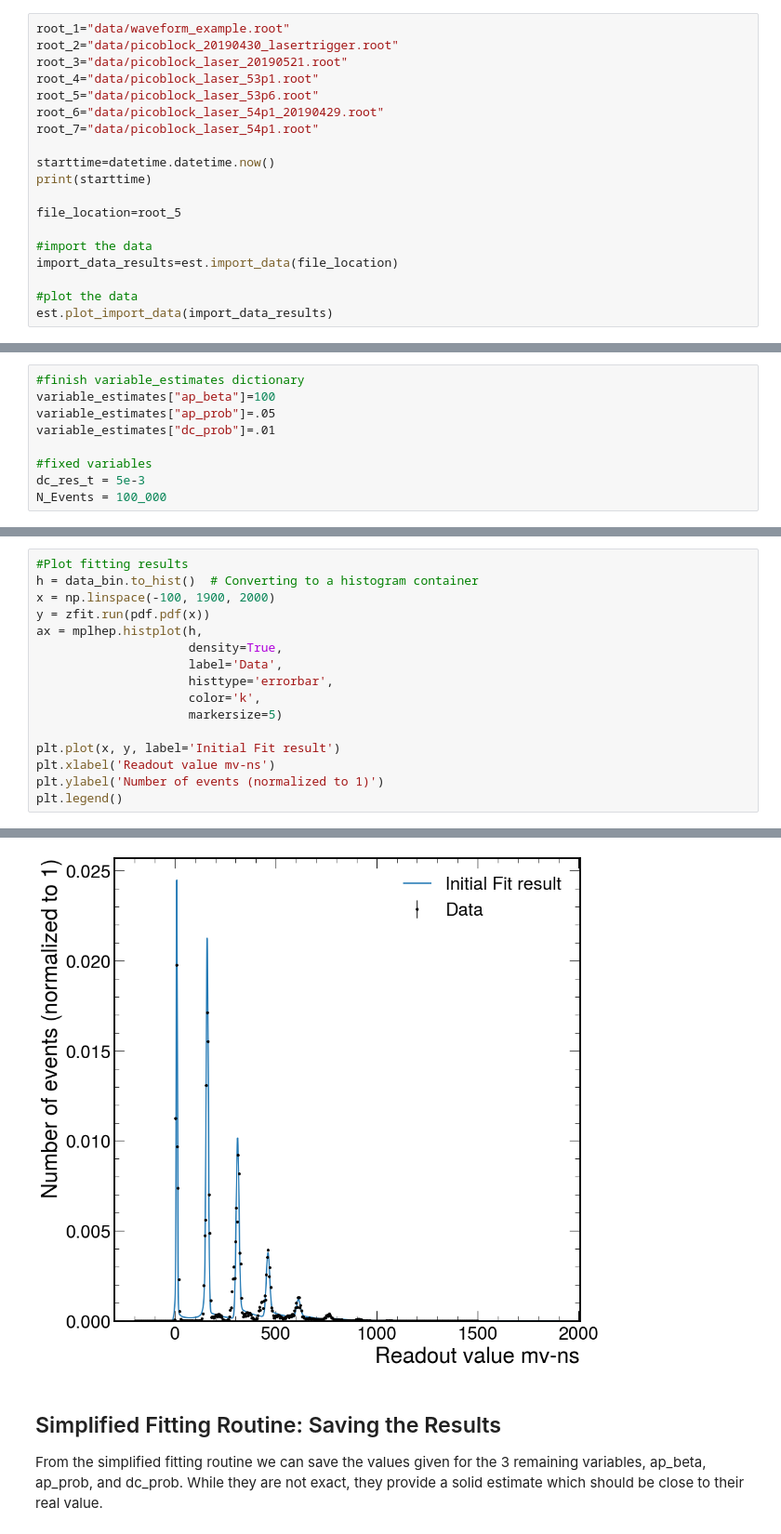
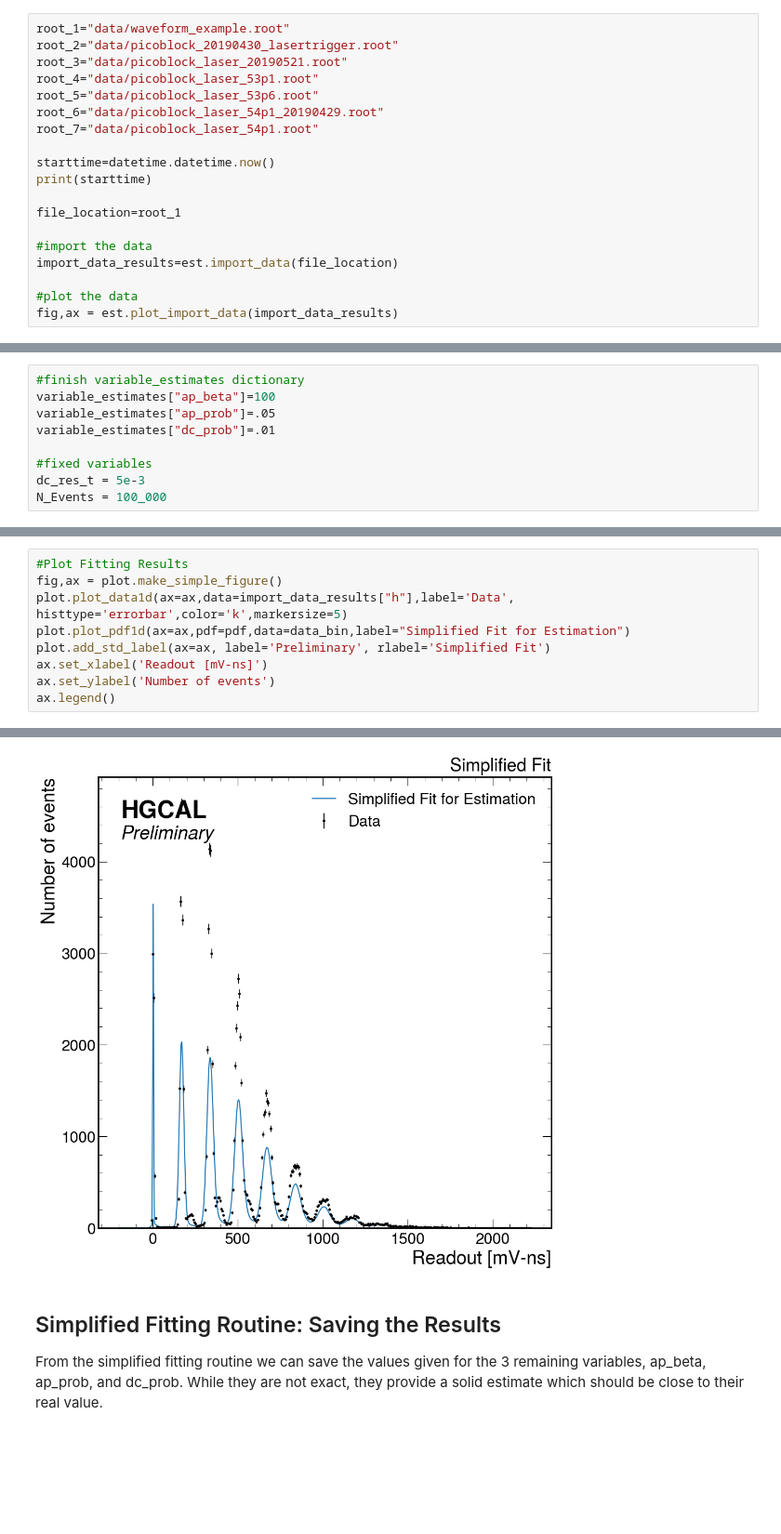
Before and after one commit to UMDCMS/sipmanalyze, a Jupyter notebook: notebooks/low_light_response.ipynb, the cells around one changed output, grey strips where cells are left out. Shown at 93% size. Saved outputs shown, nothing was run; the diff lists cells and outputs as text; blank space fills up the shorter version.

Commit message:
Improved iteration routine and error messages added

```diff
--- a/notebooks/low_light_response.ipynb
+++ b/notebooks/low_light_response.ipynb
@@ -55,11 +56,11 @@ root_7="data/picoblock_laser_54p1.root"
 starttime=datetime.datetime.now()
 print(starttime)
 
-file_location=root_5
+file_location=root_1
 
 #import the data
 import_data_results=est.import_data(file_location)
 
 #plot the data
-est.plot_import_data(import_data_results)
+fig,ax = est.plot_import_data(import_data_results)
 # %% [output]
@@ -216,22 +217,15 @@ dc_prob_test            0.287257  +/-   0.002       False
 # %%
-#Plot fitting results
-h = data_bin.to_hist()  # Converting to a histogram container
-x = np.linspace(-100, 1900, 2000)
-y = zfit.run(pdf.pdf(x))
-ax = mplhep.histplot(h,
-                     density=True,
-                     label='Data',
-                     histtype='errorbar',
-                     color='k',
-                     markersize=5)
-
-plt.plot(x, y, label='Initial Fit result')
-plt.xlabel('Readout value mv-ns')
-plt.ylabel('Number of events (normalized to 1)')
-plt.legend()
+#Plot Fitting Results
+fig,ax = plot.make_simple_figure()
+plot.plot_data1d(ax=ax,data=import_data_results["h"],label='Data', histtype='errorbar',color='k',markersize=5)
+plot.plot_pdf1d(ax=ax,pdf=pdf,data=data_bin,label="Simplified Fit for Estimation")
+plot.add_std_label(ax=ax, label='Preliminary', rlabel='Simplified Fit')
+ax.set_xlabel('Readout [mV-ns]')
+ax.set_ylabel('Number of events')
+ax.legend()
 # %% [output]
 <matplotlib.legend.Legend at 0x...>
-[figure, old version]
+[figure, new version]
 # %% [markdown]
 ## Simplified Fitting Routine: Saving the Results
 From the simplified fitting routine we can save the values given for the 3 remaining variables, ap_beta, ap_prob, and dc_prob. While they are not exact, they provide a solid estimate which should be close to their real value.
```
Also changed, not shown: parts of 10 cells of this notebook, 1 other file.
